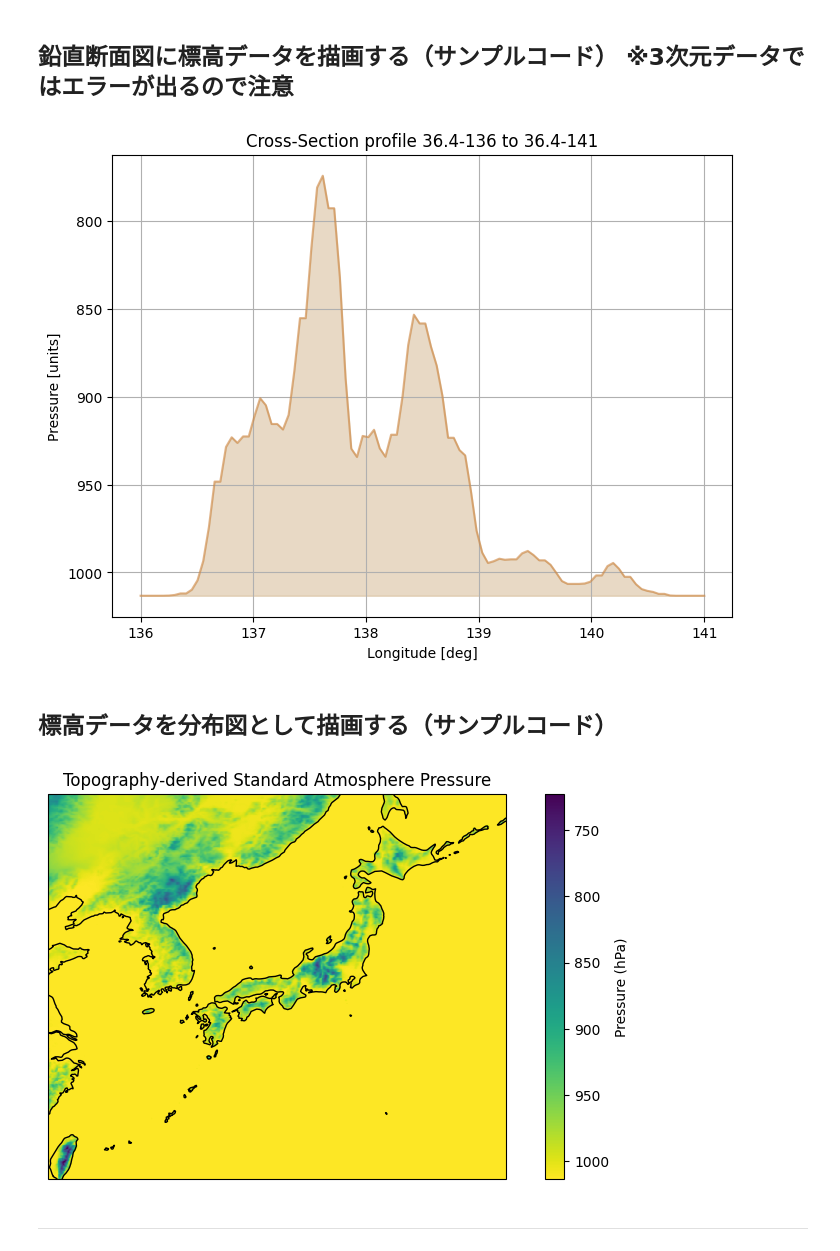
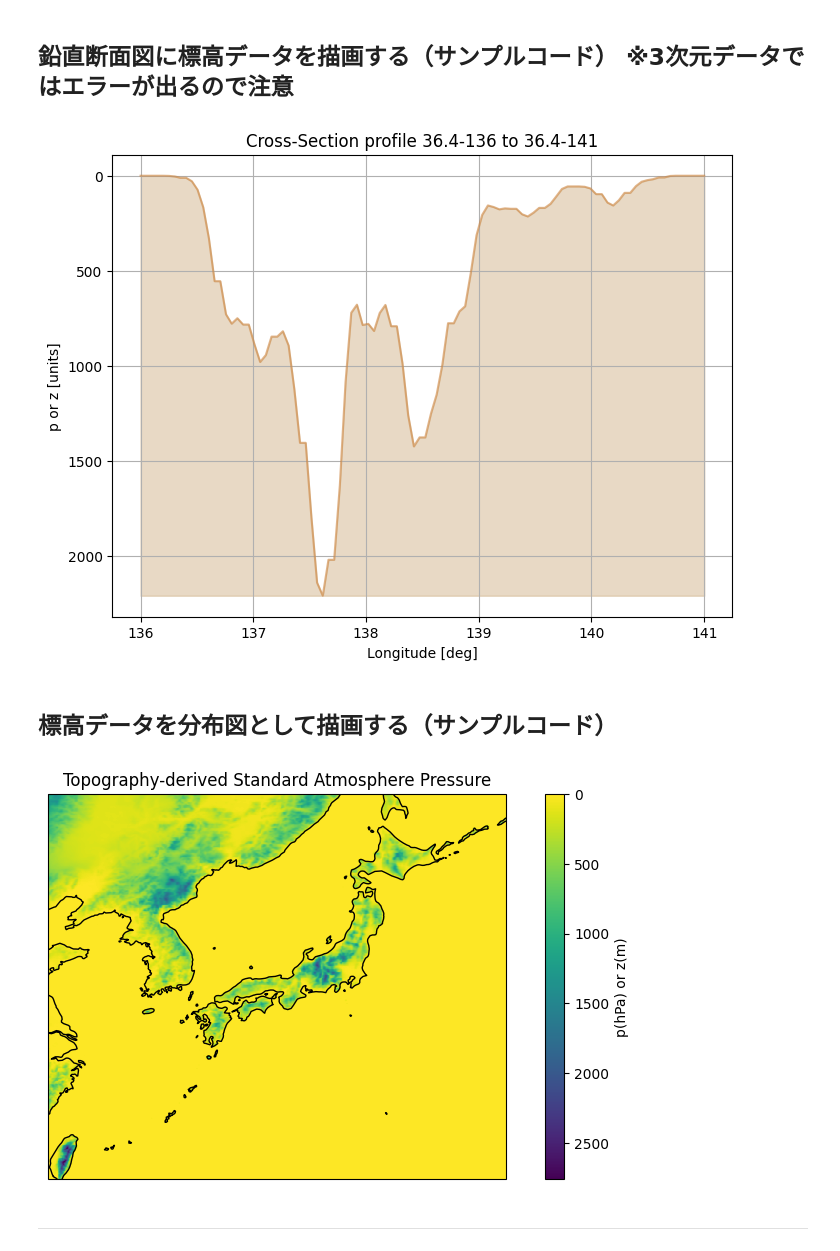
Before and after one commit to nshigeeda/etc_topo, a Jupyter notebook: JMA_topograhpy.ipynb, the cells around one changed output. Cells and saved outputs as stored; diff of their text form; code cells hidden in the pictures.

```diff
--- a/JMA_topograhpy.ipynb
+++ b/JMA_topograhpy.ipynb
@@ -87,8 +87,11 @@ for y in range(ny): # 緯度方向
 lon_1d = init_lon + lonlat_delta_x * np.arange(nx)
 lat_1d = init_lat - lonlat_delta_y * np.arange(ny)
 #
-# 標準大気圧（気圧）に変換
-topo_p = height_to_pressure_std(topo_z*units("m"))
+flg_p = False # True:気圧軸用　False:Z軸用
+if flg_p == True: # 標準大気圧（気圧）に変換
+    topo_p = height_to_pressure_std(topo_z*units("m"))
+else:
+    topo_p = topo_z * units("m")
 #
 # %% [markdown]
 ## # 3. 標高データと緯度経度をDataArrayにする
@@ -246,7 +254,11 @@ Created 2025-08-15 09:33:15
 # --------------------------
 #
 # netcdf 形式で保存する
-file_nm_nc = file_nm + '_p' + '.nc'
+if flg_p == True: # p軸用
+    file_nm_nc = file_nm + '_p' + '.nc'
+else: # Z軸用
+    file_nm_nc = file_nm + '.nc'
+#
 topo_p_ds.to_netcdf(path+file_nm_nc)
 # %% [markdown]
 ----
@@ -265,34 +277,34 @@ topo_p_xr = topo_p_xr.metpy.parse_cf()
 # %%
 from metpy.interpolate import cross_section
 #
 # === 3. 始点と終点を設定して Cross-Section データを計算 ==
 # 緯度の断面の始点と終点を緯度経度で設定
 start = (36.4, 136)
 end = (36.4, 141)
 #
 # 始点と終点の間の cross-section データを補間計算する 補間タイプはinterp_type で指定
 cross = cross_section(topo_p_xr, start, end, interp_type='nearest').set_coords(('lat','lon'))
 # cross = cross_section(topo_p_xr, start, end, interp_type='linear').set_coords(('lat','lon'))
 #
 # === 4. 断面図をプロット ===
 #
 lon = cross['lon'].values       # 横軸（緯度）
 topo = cross['topography'].values     # 断面の標高データ（lat×level）
 # 描画
 plt.figure(figsize=(8,6))
 plt.fill_between(lon, topo, topo.max(), color="tan", alpha=0.5)
 plt.plot(lon, topo, color="peru", alpha=0.6)  # プロファイル線も重ねる
 
 plt.xlabel("Longitude [deg]")
-plt.ylabel("Pressure [units]")
+plt.ylabel("p or z [units]")
 plt.title("Cross-Section profile {0}-{1} to {2}-{3}".format(start[0],start[1],end[0],end[1]))
 plt.gca().invert_yaxis()  # 気圧軸反転
 plt.grid()
 plt.show()
 ##
 # EOL
 # %% [output]
-[figure, old version]
+[figure, new version]
 # %%
 # このセルのコードは、cross_section で補間データを使用しない場合のもの 2025.8.13
 '''
@@ -340,8 +352,8 @@ im = topo_p_xr['topography'].plot(
     ax=ax,
     x="lon",
     y="lat",
-    cmap="viridis",
-    cbar_kwargs={"label": "Pressure (hPa)"},
+    cmap="viridis_r",
+    cbar_kwargs={"label": "p(hPa) or z(m)"},
 )
 im.colorbar.ax.invert_yaxis()
 ax.coastlines(resolution='50m', color='black', linewidth=1)
@@ -349,7 +361,7 @@ plt.title("Topography-derived Standard Atmosphere Pressure")
 plt.show()
 #
 # %% [output]
-[figure, old version]
+[figure, new version]
 # %% [markdown]
 ----
 # %% [markdown]
```
Also changed, not shown: parts of 2 cells of this notebook.
